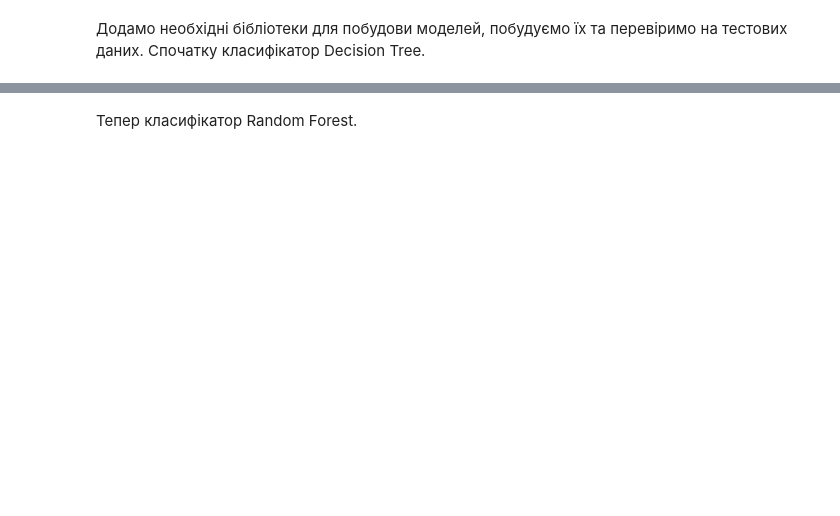
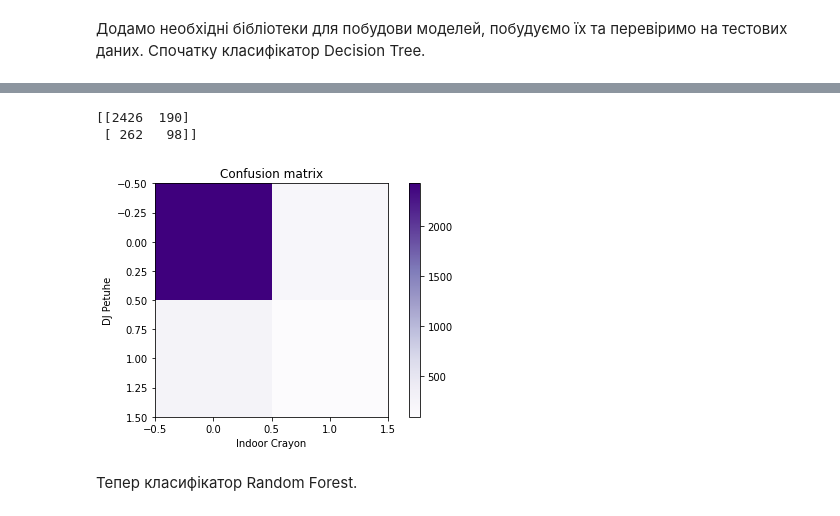
Before and after one commit to ErnestoFolting/courseWorkOlympicAnalysis, a Jupyter notebook: classification.ipynb, the cells around one changed output, grey strips where cells are left out. Cells and saved outputs as stored; diff of their text form; code cells hidden in the pictures; blank space fills up the shorter version.

Commit message:
Add confusion matrix to classification

```diff
--- a/classification.ipynb
+++ b/classification.ipynb
@@ -8,7 +8,7 @@ def getDataset(path):
 
 dataset = getDataset('FullDataset.csv')
 
-dataset = dataset[dataset["ID"]<50000]
+dataset = dataset[dataset["ID"]<10000]
 dataset.info()
 dataset.head(10)
 
@@ -110,3 +204,23 @@ print("Check",count)
+# %%
+from sklearn.metrics import confusion_matrix
+
+cm = confusion_matrix(testingY,arr)
+print(cm)
+
+def plot_confusion_matrix(cm,title = "Confusion matrix",cmap = plt.cm.Purples):
+    plt.imshow(cm,interpolation="nearest",cmap=cmap)
+    plt.title(title)
+    plt.colorbar()
+    plt.tight_layout()
+    plt.ylabel('DJ Petuhe')
+    plt.xlabel('Indoor Crayon')
+plt.figure()
+plot_confusion_matrix(cm)
+plt.show()
+# %% [output]
+[[2426  190]
+ [ 262   98]]
+[figure, added]
 # %% [markdown]
 Тепер класифікатор Random Forest.
 # %%
```
Also changed, not shown: parts of 9 cells of this notebook.
